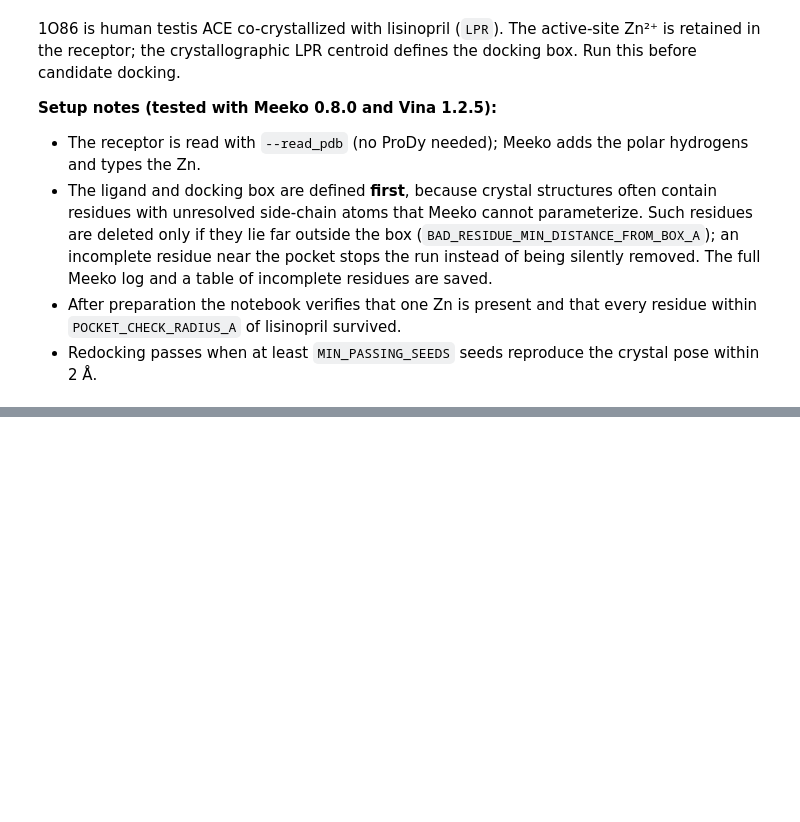
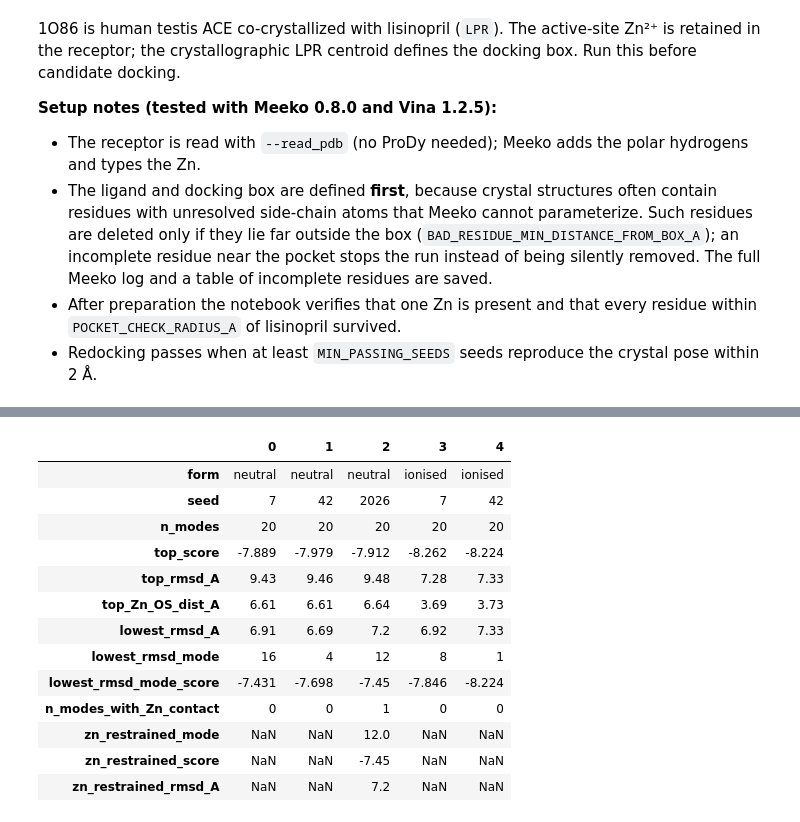
Before and after one commit to saziai/ACE_Workflow, a Jupyter notebook: notebooks/4-ACE-REDOCK-1O86.ipynb, the cells around one changed output, grey strips where cells are left out. Saved outputs shown, nothing was run; the diff lists cells and outputs as text; code cells hidden in the pictures; blank space fills up the shorter version.

```diff
--- a/notebooks/4-ACE-REDOCK-1O86.ipynb
+++ b/notebooks/4-ACE-REDOCK-1O86.ipynb
@@ -203,0 +426,85 @@ print(f'{n_pass}/{len(redock)} seeds within 2 Å (median RMSD {redock.heavy_atom
+# %%
+ELEMENTS = {'A': 'C', 'NA': 'N', 'OA': 'O', 'SA': 'S'}
+ZN_CONTACT_A = 2.8
+
+def pdbqt_models(path):
+    """All output modes of a Vina PDBQT: list of (score, heavy-atom coordinates, element array)."""
+    models, score, xyz, el, inside = [], np.nan, [], [], False
+    for line in Path(path).read_text(errors='replace').splitlines():
+        if line.startswith('MODEL'): inside, score, xyz, el = True, np.nan, [], []
+        elif inside and line.startswith('REMARK VINA RESULT'): score = float(line.split()[3])
+        elif inside and line.startswith(('ATOM', 'HETATM')):
+            t = line[77:79].strip()
+            if t.upper() in {'H', 'HD', 'HS'}: continue
+            xyz.append([float(line[30:38]), float(line[38:46]), float(line[46:54])]); el.append(ELEMENTS.get(t, t[:1].upper()))
+        elif inside and line.startswith('ENDMDL'): models.append((score, np.asarray(xyz), np.array(el))); inside = False
+    return models
+
+def receptor_zn_xyz(path):
+    for line in Path(path).read_text().splitlines():
+        if line.startswith(('ATOM', 'HETATM')) and line[77:79].strip() == 'Zn':
+            return np.array([float(line[30:38]), float(line[38:46]), float(line[46:54])])
+    raise RuntimeError(f'No Zn atom in {path}')
+ZN_XYZ = receptor_zn_xyz(receptor_pdbqt)
+
+def mode_table(pose_file, ref):
+    rows = []
+    for rank, (score, xyz, el) in enumerate(pdbqt_models(pose_file), 1):
+        d = np.linalg.norm(xyz[np.isin(el, ['O', 'S'])] - ZN_XYZ, axis=1)
+        rows.append({'mode': rank, 'score': score, 'rmsd_A': direct_rmsd(ref, xyz) if len(xyz) == len(ref) else np.nan,
+                     'min_Zn_OS_dist_A': float(d.min()) if len(d) else np.nan})
+    return pd.DataFrame(rows)
+
+def summarize_modes(t):
+    """One-row summary of a mode table (unrestrained top, best-RMSD mode, Zn-contact-restrained top)."""
+    top, best = t.iloc[0], t.loc[t.rmsd_A.idxmin()]
+    zn = t[t.min_Zn_OS_dist_A <= ZN_CONTACT_A]
+    r = {'n_modes': len(t), 'top_score': top.score, 'top_rmsd_A': round(top.rmsd_A, 2), 'top_Zn_OS_dist_A': round(top.min_Zn_OS_dist_A, 2),
+         'lowest_rmsd_A': round(best.rmsd_A, 2), 'lowest_rmsd_mode': int(best['mode']), 'lowest_rmsd_mode_score': best.score,
+         'n_modes_with_Zn_contact': len(zn)}
+    if len(zn):
+        z = zn.iloc[0]; r.update({'zn_restrained_mode': int(z['mode']), 'zn_restrained_score': z.score, 'zn_restrained_rmsd_A': round(z.rmsd_A, 2)})
+    else:
+        r.update({'zn_restrained_mode': np.nan, 'zn_restrained_score': np.nan, 'zn_restrained_rmsd_A': np.nan})
+    return r
+
+FORMS = {'neutral': (PATHS['REDOCKING_LIGAND'] / '1o86_LPR_crystal.pdbqt', 'LPR_redocked_seed_{seed}.pdbqt'),
+         'ionised': (PATHS['REDOCKING_LIGAND'] / '1o86_LPR_crystal_ionized.pdbqt', 'LPR_ionized_redocked_seed_{seed}.pdbqt')}
+all_modes, summaries = [], []
+for form, (ref_file, pattern) in FORMS.items():
+    if not Path(ref_file).exists(): continue
+    ref = pdbqt_heavy_coordinates(ref_file)
+    for seed in SEEDS:
+        pose_file = PATHS['REDOCKING_DOCKING'] / pattern.format(seed=seed)
+        if not pose_file.exists(): continue
+        t = mode_table(pose_file, ref)
+        all_modes.append(t.assign(form=form, seed=seed)); summaries.append({'form': form, 'seed': seed, **summarize_modes(t)})
+if not summaries:
+    print('No pose files found; run the redocking cells first.')
+else:
+    pd.concat(all_modes).to_csv(PATHS['REDOCKING_ANALYSIS'] / '1o86_redocking_mode_analysis.csv', index=False)
+    mode_summary = pd.DataFrame(summaries); mode_summary.to_csv(PATHS['REDOCKING_ANALYSIS'] / '1o86_redocking_mode_summary.csv', index=False)
+    display(mode_summary.T)
+    for r in mode_summary.itertuples():
+        tag = f'{r.form}/seed {r.seed}'
+        if r.lowest_rmsd_A <= 2.0 and r.lowest_rmsd_mode > 1:
+            print(f'{tag}: a crystal-like pose exists at mode {r.lowest_rmsd_mode} ({r.lowest_rmsd_mode_score - r.top_score:+.2f} kcal/mol vs the top mode): a RANKING/SCORING problem.')
+        elif r.lowest_rmsd_A <= 2.0: print(f'{tag}: the top mode is crystal-like.')
+        else: print(f'{tag}: no mode within 2 A (lowest {r.lowest_rmsd_A} A over {r.n_modes} modes): the crystal basin was not sampled, or lies outside the output energy window.')
+        if r.n_modes_with_Zn_contact == 0: print(f'    no mode has an O/S within {ZN_CONTACT_A} A of the Zn; the top mode\'s closest O/S is {r.top_Zn_OS_dist_A} A away.')
+        else: print(f'    Zn-contact-restrained pick: mode {int(r.zn_restrained_mode)}, {r.zn_restrained_score:.2f} kcal/mol, RMSD {r.zn_restrained_rmsd_A} A.')
+# %% [output]
+|  | 0 | 1 | 2 | 3 | 4 |
+| form | neutral | neutral | neutral | ionised | ionised |
+| seed | 7 | 42 | 2026 | 7 | 42 |
+| n_modes | 20 | 20 | 20 | 20 | 20 |
+| top_score | -7.889 | -7.979 | -7.912 | -8.262 | -8.224 |
+| top_rmsd_A | 9.43 | 9.46 | 9.48 | 7.28 | 7.33 |
+| top_Zn_OS_dist_A | 6.61 | 6.61 | 6.64 | 3.69 | 3.73 |
+| lowest_rmsd_A | 6.91 | 6.69 | 7.2 | 6.92 | 7.33 |
+| lowest_rmsd_mode | 16 | 4 | 12 | 8 | 1 |
+| lowest_rmsd_mode_score | -7.431 | -7.698 | -7.45 | -7.846 | -8.224 |
+| n_modes_with_Zn_contact | 0 | 0 | 1 | 0 | 0 |
+| zn_restrained_mode | NaN | NaN | 12.0 | NaN | NaN |
+| zn_restrained_score | NaN | NaN | -7.45 | NaN | NaN |
+| zn_restrained_rmsd_A | NaN | NaN | 7.2 | NaN | NaN |
```
Also changed, not shown: parts of 15 cells of this notebook, 27 other files.
